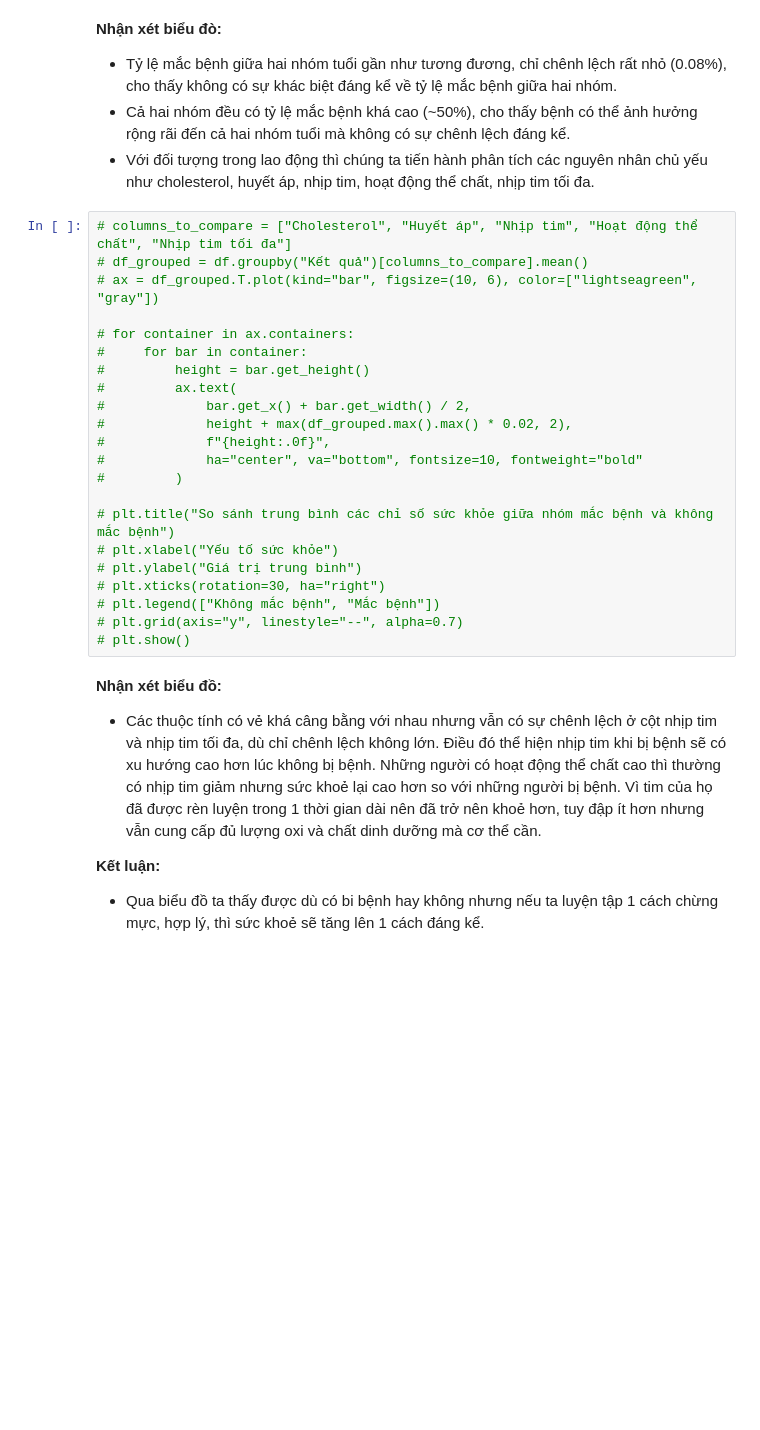
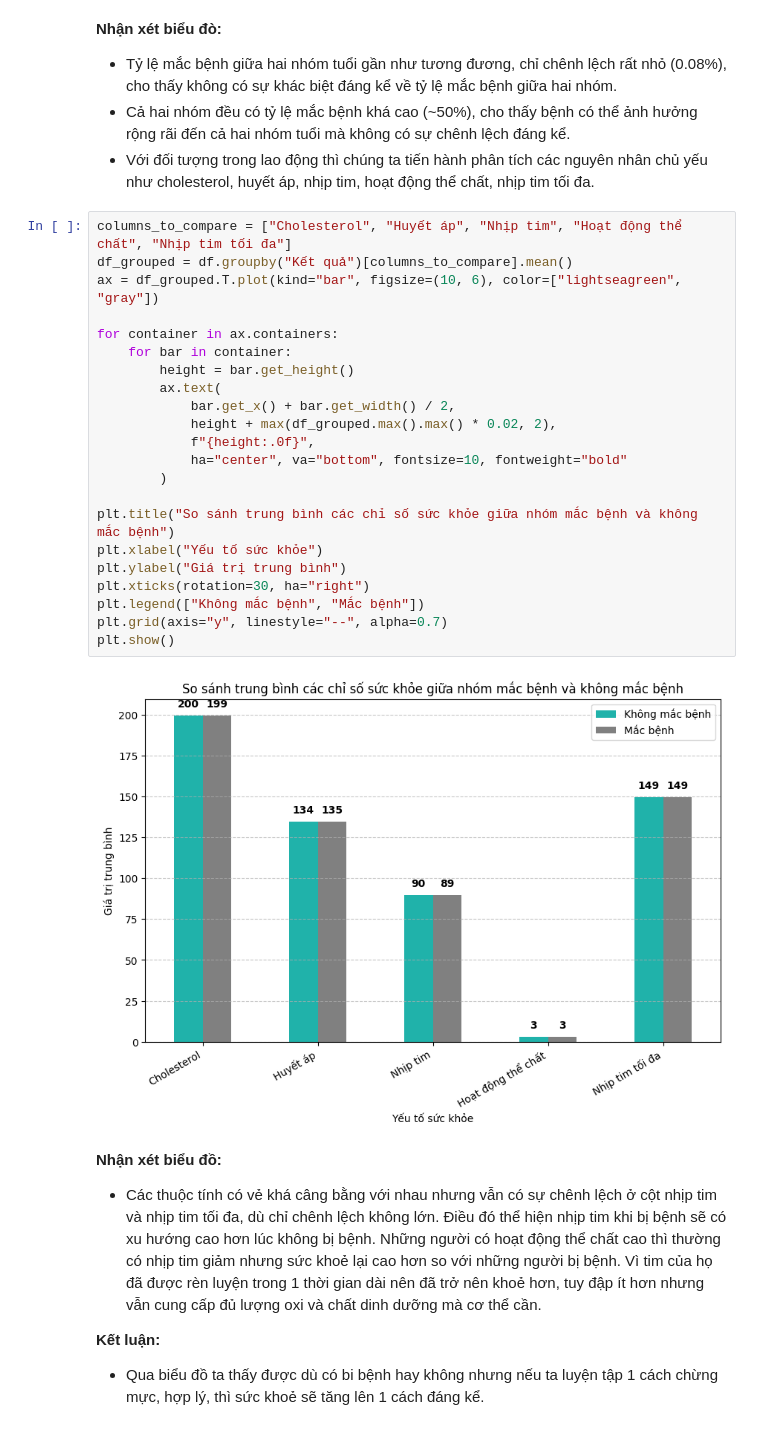
Before and after one commit to AnhQuan58/Truc_Quan_Hoa, a Jupyter notebook: heart_attack.ipynb, the cells around one changed output. Cells and saved outputs as stored; diff of their text form; blank space fills up the shorter version.

```diff
--- a/heart_attack.ipynb
+++ b/heart_attack.ipynb
@@ -636,27 +654,29 @@ plt.show()
 - Cả hai nhóm đều có tỷ lệ mắc bệnh khá cao (~50%), cho thấy bệnh có thể ảnh hưởng rộng rãi đến cả hai nhóm tuổi mà không có sự chênh lệch đáng kể.
 - Với đối tượng trong lao động thì chúng ta tiến hành phân tích các nguyên nhân chủ yếu như  cholesterol, huyết áp, nhịp tim, hoạt động thể chất, nhịp tim tối đa.
 # %%
-# columns_to_compare = ["Cholesterol", "Huyết áp", "Nhịp tim", "Hoạt động thể chất", "Nhịp tim tối đa"]
-# df_grouped = df.groupby("Kết quả")[columns_to_compare].mean()
-# ax = df_grouped.T.plot(kind="bar", figsize=(10, 6), color=["lightseagreen", "gray"])
+columns_to_compare = ["Cholesterol", "Huyết áp", "Nhịp tim", "Hoạt động thể chất", "Nhịp tim tối đa"]
+df_grouped = df.groupby("Kết quả")[columns_to_compare].mean()
+ax = df_grouped.T.plot(kind="bar", figsize=(10, 6), color=["lightseagreen", "gray"])
 
-# for container in ax.containers:
-#     for bar in container:
-#         height = bar.get_height()
-#         ax.text(
-#             bar.get_x() + bar.get_width() / 2,
-#             height + max(df_grouped.max().max() * 0.02, 2),
-#             f"{height:.0f}",
-#             ha="center", va="bottom", fontsize=10, fontweight="bold"
-#         )
+for container in ax.containers:
+    for bar in container:
+        height = bar.get_height()
+        ax.text(
+            bar.get_x() + bar.get_width() / 2,
+            height + max(df_grouped.max().max() * 0.02, 2),
+            f"{height:.0f}",
+            ha="center", va="bottom", fontsize=10, fontweight="bold"
+        )
 
-# plt.title("So sánh trung bình các chỉ số sức khỏe giữa nhóm mắc bệnh và không mắc bệnh")
-# plt.xlabel("Yếu tố sức khỏe")
-# plt.ylabel("Giá trị trung bình")
-# plt.xticks(rotation=30, ha="right")
-# plt.legend(["Không mắc bệnh", "Mắc bệnh"])
-# plt.grid(axis="y", linestyle="--", alpha=0.7)
-# plt.show()
+plt.title("So sánh trung bình các chỉ số sức khỏe giữa nhóm mắc bệnh và không mắc bệnh")
+plt.xlabel("Yếu tố sức khỏe")
+plt.ylabel("Giá trị trung bình")
+plt.xticks(rotation=30, ha="right")
+plt.legend(["Không mắc bệnh", "Mắc bệnh"])
+plt.grid(axis="y", linestyle="--", alpha=0.7)
+plt.show()
+# %% [output]
+[figure, added]
 # %% [markdown]
 **Nhận xét biểu đồ:**
 - Các thuộc tính có vẻ khá câng bằng với nhau nhưng vẫn có sự chênh lệch ở cột nhịp tim và nhịp tim tối đa, dù chỉ chênh lệch không lớn. Điều đó thể hiện nhịp tim khi bị bệnh sẽ có xu hướng cao hơn lúc không bị bệnh. Những người có hoạt động thể chất cao thì thường có nhịp tim giảm nhưng sức khoẻ lại cao hơn so với những người bị bệnh. Vì tim của họ đã được rèn luyện trong 1 thời gian dài nên đã trở nên khoẻ hơn, tuy đập ít hơn nhưng vẫn cung cấp đủ lượng oxi và  chất dinh dưỡng mà cơ thể cần.
```
Also changed, not shown: parts of 4 cells of this notebook.
